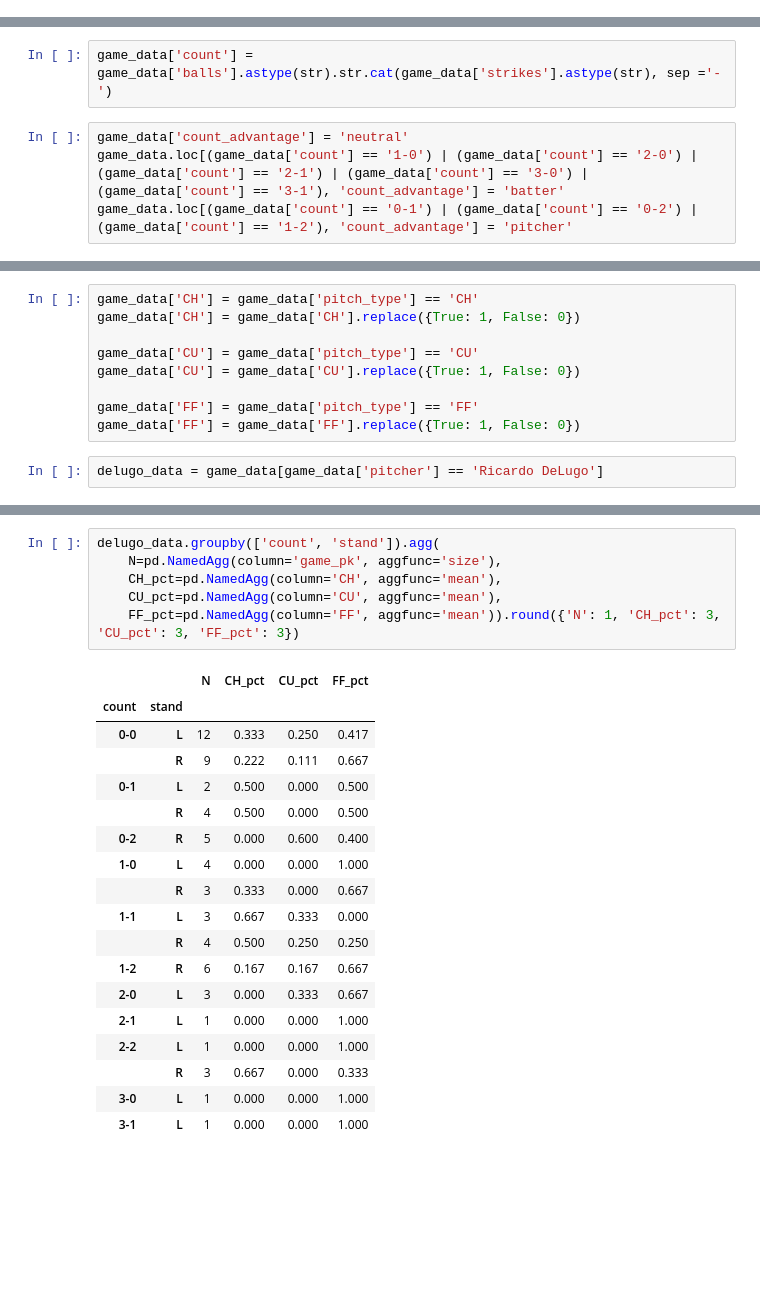
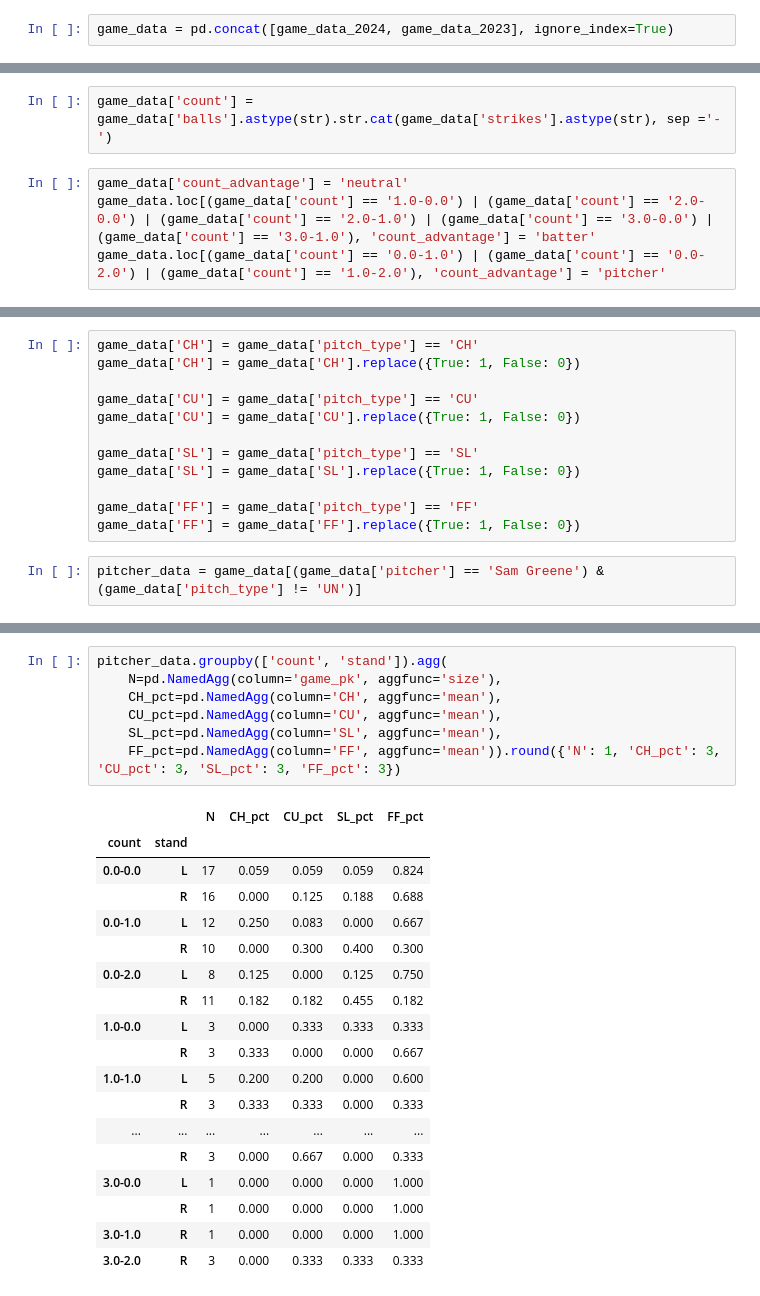
Before and after one commit to jackhinde/baycats, a Jupyter notebook: pitcher_report_helper.ipynb, the cells around one changed output, grey strips where cells are left out. Cells and saved outputs as stored; diff of their text form; blank space fills up the shorter version.

```diff
--- a/pitcher_report_helper.ipynb
+++ b/pitcher_report_helper.ipynb
@@ -17,0 +27,2 @@ game_data.head()
+# %%
+game_data = pd.concat([game_data_2024, game_data_2023], ignore_index=True)
@@ -19,5 +40,5 @@ game_data.head()
 game_data['count'] = game_data['balls'].astype(str).str.cat(game_data['strikes'].astype(str), sep ='-')
 # %%
 game_data['count_advantage'] = 'neutral'
-game_data.loc[(game_data['count'] == '1-0') | (game_data['count'] == '2-0') | (game_data['count'] == '2-1') | (game_data['count'] == '3-0') | (game_data['count'] == '3-1'), 'count_advantage'] = 'batter'
-game_data.loc[(game_data['count'] == '0-1') | (game_data['count'] == '0-2') | (game_data['count'] == '1-2'), 'count_advantage'] = 'pitcher'
+game_data.loc[(game_data['count'] == '1.0-0.0') | (game_data['count'] == '2.0-0.0') | (game_data['count'] == '2.0-1.0') | (game_data['count'] == '3.0-0.0') | (game_data['count'] == '3.0-1.0'), 'count_advantage'] = 'batter'
+game_data.loc[(game_data['count'] == '0.0-1.0') | (game_data['count'] == '0.0-2.0') | (game_data['count'] == '1.0-2.0'), 'count_advantage'] = 'pitcher'
@@ -28,8 +53,11 @@ game_data['CH'] = game_data['CH'].replace({True: 1, False: 0})
 game_data['CU'] = game_data['pitch_type'] == 'CU'
 game_data['CU'] = game_data['CU'].replace({True: 1, False: 0})
 
+game_data['SL'] = game_data['pitch_type'] == 'SL'
+game_data['SL'] = game_data['SL'].replace({True: 1, False: 0})
+
 game_data['FF'] = game_data['pitch_type'] == 'FF'
 game_data['FF'] = game_data['FF'].replace({True: 1, False: 0})
 # %%
-delugo_data = game_data[game_data['pitcher'] == 'Ricardo DeLugo']
+pitcher_data = game_data[(game_data['pitcher'] == 'Sam Greene') & (game_data['pitch_type'] != 'UN')]
 # %%
@@ -79,26 +111,27 @@ delugo_data.groupby('count_advantage').agg(
 # %%
-delugo_data.groupby(['count', 'stand']).agg(
+pitcher_data.groupby(['count', 'stand']).agg(
     N=pd.NamedAgg(column='game_pk', aggfunc='size'),
     CH_pct=pd.NamedAgg(column='CH', aggfunc='mean'),
     CU_pct=pd.NamedAgg(column='CU', aggfunc='mean'),
-    FF_pct=pd.NamedAgg(column='FF', aggfunc='mean')).round({'N': 1, 'CH_pct': 3, 'CU_pct': 3, 'FF_pct': 3})
+    SL_pct=pd.NamedAgg(column='SL', aggfunc='mean'),
+    FF_pct=pd.NamedAgg(column='FF', aggfunc='mean')).round({'N': 1, 'CH_pct': 3, 'CU_pct': 3, 'SL_pct': 3, 'FF_pct': 3})
 # %% [output]
-|  |  | N | CH_pct | CU_pct | FF_pct |
-| count | stand |  |  |  |  |
-| 0-0 | L | 12 | 0.333 | 0.250 | 0.417 |
-|  | R | 9 | 0.222 | 0.111 | 0.667 |
-| 0-1 | L | 2 | 0.500 | 0.000 | 0.500 |
-|  | R | 4 | 0.500 | 0.000 | 0.500 |
-| 0-2 | R | 5 | 0.000 | 0.600 | 0.400 |
-| 1-0 | L | 4 | 0.000 | 0.000 | 1.000 |
-|  | R | 3 | 0.333 | 0.000 | 0.667 |
-| 1-1 | L | 3 | 0.667 | 0.333 | 0.000 |
-|  | R | 4 | 0.500 | 0.250 | 0.250 |
-| 1-2 | R | 6 | 0.167 | 0.167 | 0.667 |
-| 2-0 | L | 3 | 0.000 | 0.333 | 0.667 |
-| 2-1 | L | 1 | 0.000 | 0.000 | 1.000 |
-| 2-2 | L | 1 | 0.000 | 0.000 | 1.000 |
-|  | R | 3 | 0.667 | 0.000 | 0.333 |
-| 3-0 | L | 1 | 0.000 | 0.000 | 1.000 |
-| 3-1 | L | 1 | 0.000 | 0.000 | 1.000 |
+|  |  | N | CH_pct | CU_pct | SL_pct | FF_pct |
+| count | stand |  |  |  |  |  |
+| 0.0-0.0 | L | 17 | 0.059 | 0.059 | 0.059 | 0.824 |
+|  | R | 16 | 0.000 | 0.125 | 0.188 | 0.688 |
+| 0.0-1.0 | L | 12 | 0.250 | 0.083 | 0.000 | 0.667 |
+|  | R | 10 | 0.000 | 0.300 | 0.400 | 0.300 |
+| 0.0-2.0 | L | 8 | 0.125 | 0.000 | 0.125 | 0.750 |
+|  | R | 11 | 0.182 | 0.182 | 0.455 | 0.182 |
+| 1.0-0.0 | L | 3 | 0.000 | 0.333 | 0.333 | 0.333 |
+|  | R | 3 | 0.333 | 0.000 | 0.000 | 0.667 |
+| 1.0-1.0 | L | 5 | 0.200 | 0.200 | 0.000 | 0.600 |
+|  | R | 3 | 0.333 | 0.333 | 0.000 | 0.333 |
+| ... | ... | ... | ... | ... | ... | ... |
+|  | R | 3 | 0.000 | 0.667 | 0.000 | 0.333 |
+| 3.0-0.0 | L | 1 | 0.000 | 0.000 | 0.000 | 1.000 |
+|  | R | 1 | 0.000 | 0.000 | 0.000 | 1.000 |
+| 3.0-1.0 | R | 1 | 0.000 | 0.000 | 0.000 | 1.000 |
+| 3.0-2.0 | R | 3 | 0.000 | 0.333 | 0.333 | 0.333 |
 # %%
```
Also changed, not shown: parts of 15 cells of this notebook.
